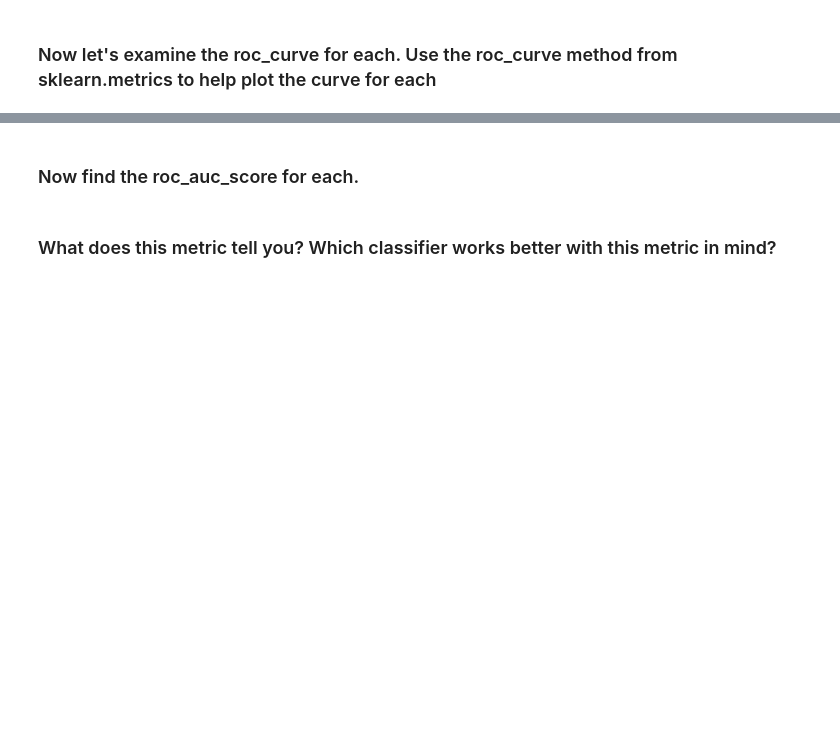
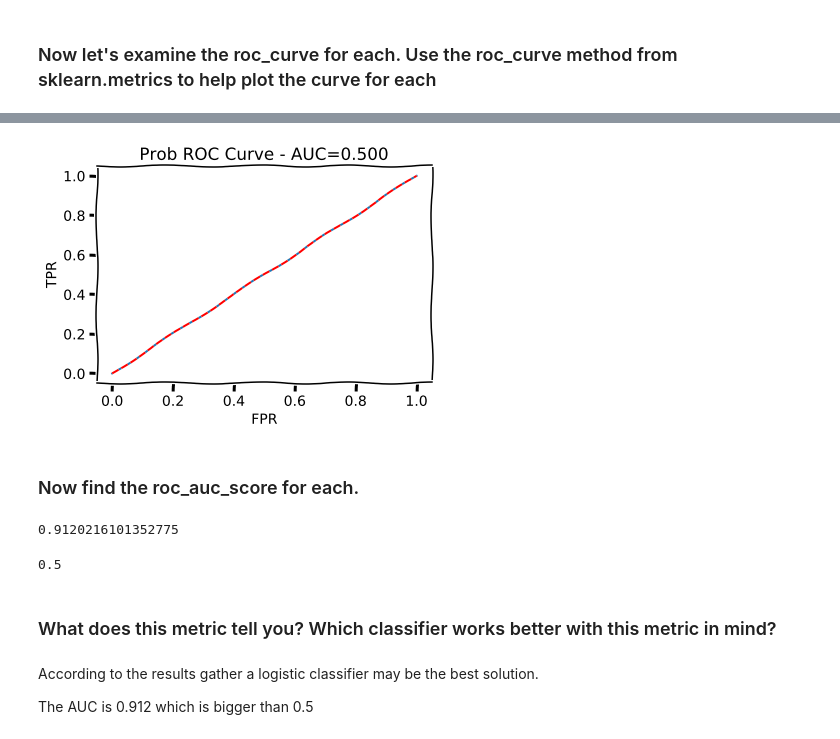
Before and after one commit to JCGlez93/dataptmad0420, a Jupyter notebook: module-3/evaluation-recall-and-precision/your-code/main.ipynb, the cells around one changed output, grey strips where cells are left out. Saved outputs shown, nothing was run; the diff lists cells and outputs as text; code cells hidden in the pictures; blank space fills up the shorter version.

```diff
--- a/module-3/evaluation-recall-and-precision/your-code/main.ipynb
+++ b/module-3/evaluation-recall-and-precision/your-code/main.ipynb
@@ -107,3 +168,5 @@ class Never5Classifier(BaseEstimator):
 never_5_clf = Never5Classifier()
 # %% [markdown]
 ### Now lets fit and predict on the testing set using our never 5 Classifier
+# %%
+never_5_clf.fit(X_train, y_train)
@@ -116,4 +290,31 @@ never_5_clf = Never5Classifier()
+# %%
+roc_curve(y_test_5, y_pred_never_5)
+with plt.xkcd():
+    fpr, tpr, thresholds = roc_curve(y_test_5, y_pred_never_5)
+    a = roc_auc_score(y_test_5, y_pred_never_5)
+    plt.plot(fpr, tpr)
+    plt.plot(fpr, fpr, 'r--')
+    plt.xlabel('FPR')
+    plt.ylabel('TPR')
+    plt.title(f'Prob ROC Curve - AUC={a:.3f}')
+    plt.show();
+# %% [output]
+[figure, added]
 # %% [markdown]
 ### Now find the roc_auc_score for each.
+# %%
+y_pred=never_5_clf.predict(X_test)
+print(roc_auc_score(y_test_5, y_pred_lr))
+# %% [output]
+0.9120216101352775
+# %%
+y_pred=clf.predict(X_test)
+print(roc_auc_score(y_test_5, y_pred_never_5))
+# %% [output]
+0.5
 # %% [markdown]
 ### What does this metric tell you? Which classifier works better with this metric in mind?
+# %% [markdown]
+According to the results gather a logistic classifier may be the best solution.
+
+The AUC is 0.912 which is bigger than 0.5
```
Also changed, not shown: parts of 36 cells of this notebook.
